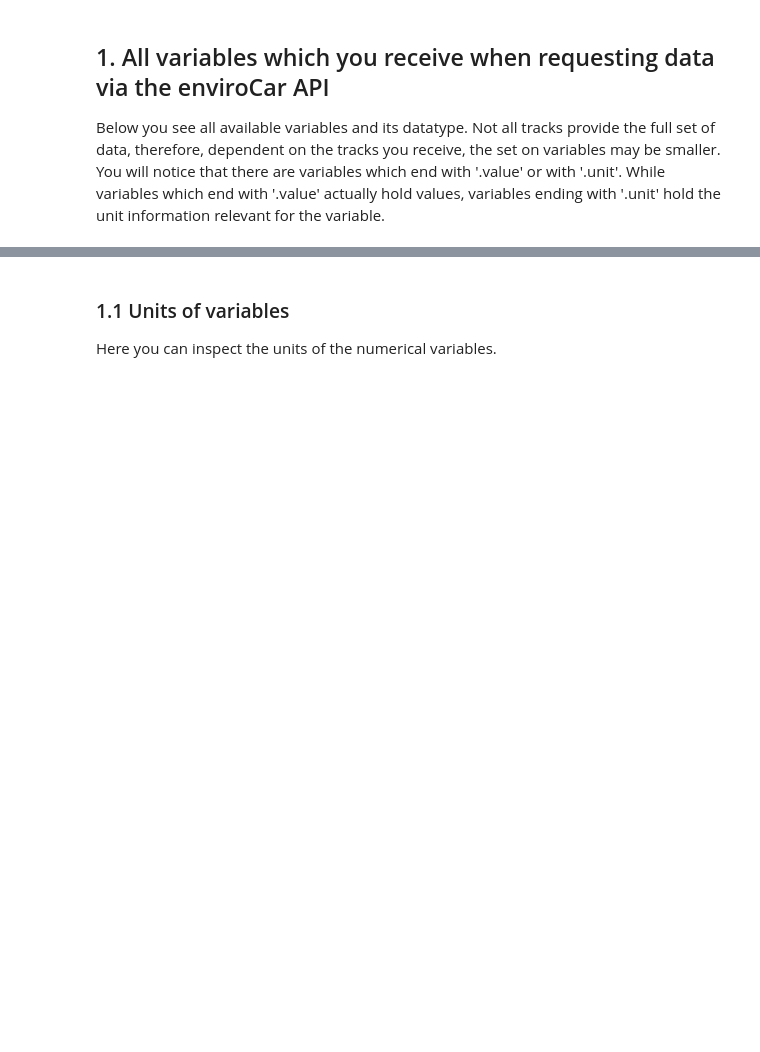
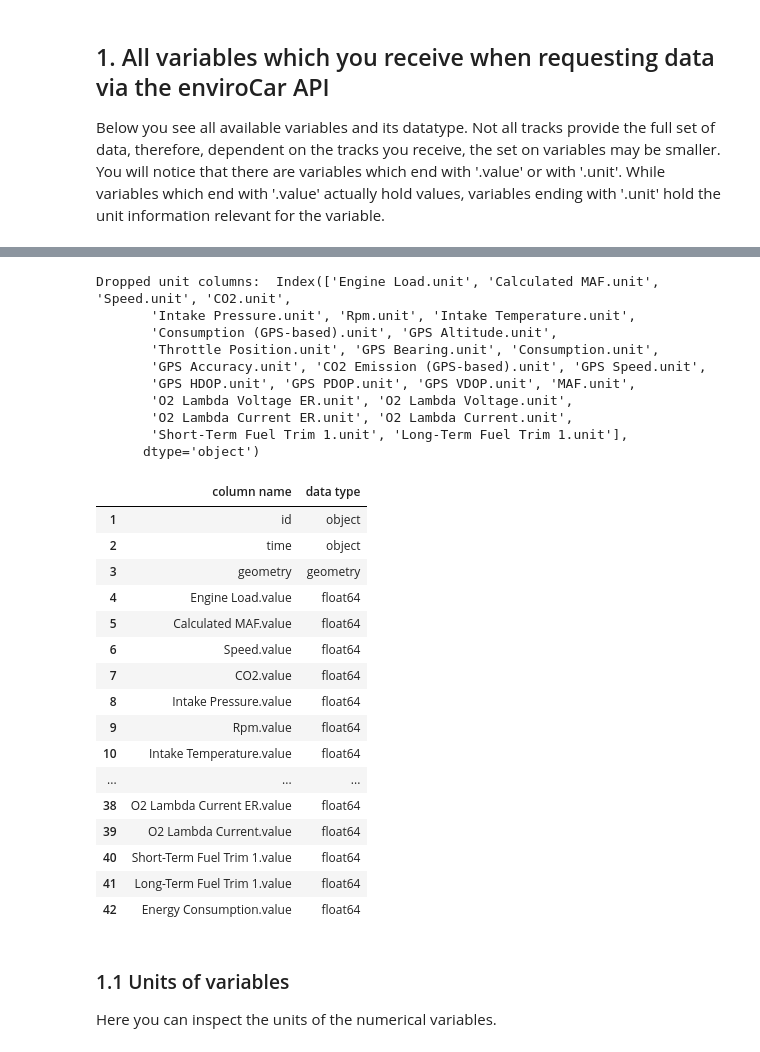
Before and after one commit to imkeines/eda_quality, a Jupyter notebook: examples/enviroCar_variable_description.ipynb, the cells around one changed output, grey strips where cells are left out. Drawn from its saved outputs; the diff is of its cells as text; code cells hidden in the pictures; blank space fills up the shorter version.

```diff
--- a/examples/enviroCar_variable_description.ipynb
+++ b/examples/enviroCar_variable_description.ipynb
@@ -60,3 +78,50 @@ pd.DataFrame(d)
+# %%
+from eda_quality import manipulation as manipulate
+
+manipulate.drop_unit_columns(track_df)
+
+
+
+columnname=[]
+datatype=[]
+for column in track_df:
+    columnname.append(column)
+    datatype.append(track_df[column].dtype)
+columnname.append('Energy Consumption.value')
+datatype.append('float64')
+d = {'column name':columnname, 'data type':datatype}
+d = pd.DataFrame(d)
+
+d.index += 1
+d
+# %% [output]
+Dropped unit columns:  Index(['Engine Load.unit', 'Calculated MAF.unit', 'Speed.unit', 'CO2.unit',
+       'Intake Pressure.unit', 'Rpm.unit', 'Intake Temperature.unit',
+       'Consumption (GPS-based).unit', 'GPS Altitude.unit',
+       'Throttle Position.unit', 'GPS Bearing.unit', 'Consumption.unit',
+       'GPS Accuracy.unit', 'CO2 Emission (GPS-based).unit', 'GPS Speed.unit',
+       'GPS HDOP.unit', 'GPS PDOP.unit', 'GPS VDOP.unit', 'MAF.unit',
+       'O2 Lambda Voltage ER.unit', 'O2 Lambda Voltage.unit',
+       'O2 Lambda Current ER.unit', 'O2 Lambda Current.unit',
+       'Short-Term Fuel Trim 1.unit', 'Long-Term Fuel Trim 1.unit'],
+      dtype='object')
+|  | column name | data type |
+| 1 | id | object |
+| 2 | time | object |
+| 3 | geometry | geometry |
+| 4 | Engine Load.value | float64 |
+| 5 | Calculated MAF.value | float64 |
+| 6 | Speed.value | float64 |
+| 7 | CO2.value | float64 |
+| 8 | Intake Pressure.value | float64 |
+| 9 | Rpm.value | float64 |
+| 10 | Intake Temperature.value | float64 |
+| ... | ... | ... |
+| 38 | O2 Lambda Current ER.value | float64 |
+| 39 | O2 Lambda Current.value | float64 |
+| 40 | Short-Term Fuel Trim 1.value | float64 |
+| 41 | Long-Term Fuel Trim 1.value | float64 |
+| 42 | Energy Consumption.value | float64 |
 # %% [markdown]
 ### 1.1 Units of variables
 Here you can inspect the units of the numerical variables.
```
Also changed, not shown: parts of 5 cells of this notebook, 3 other files.
